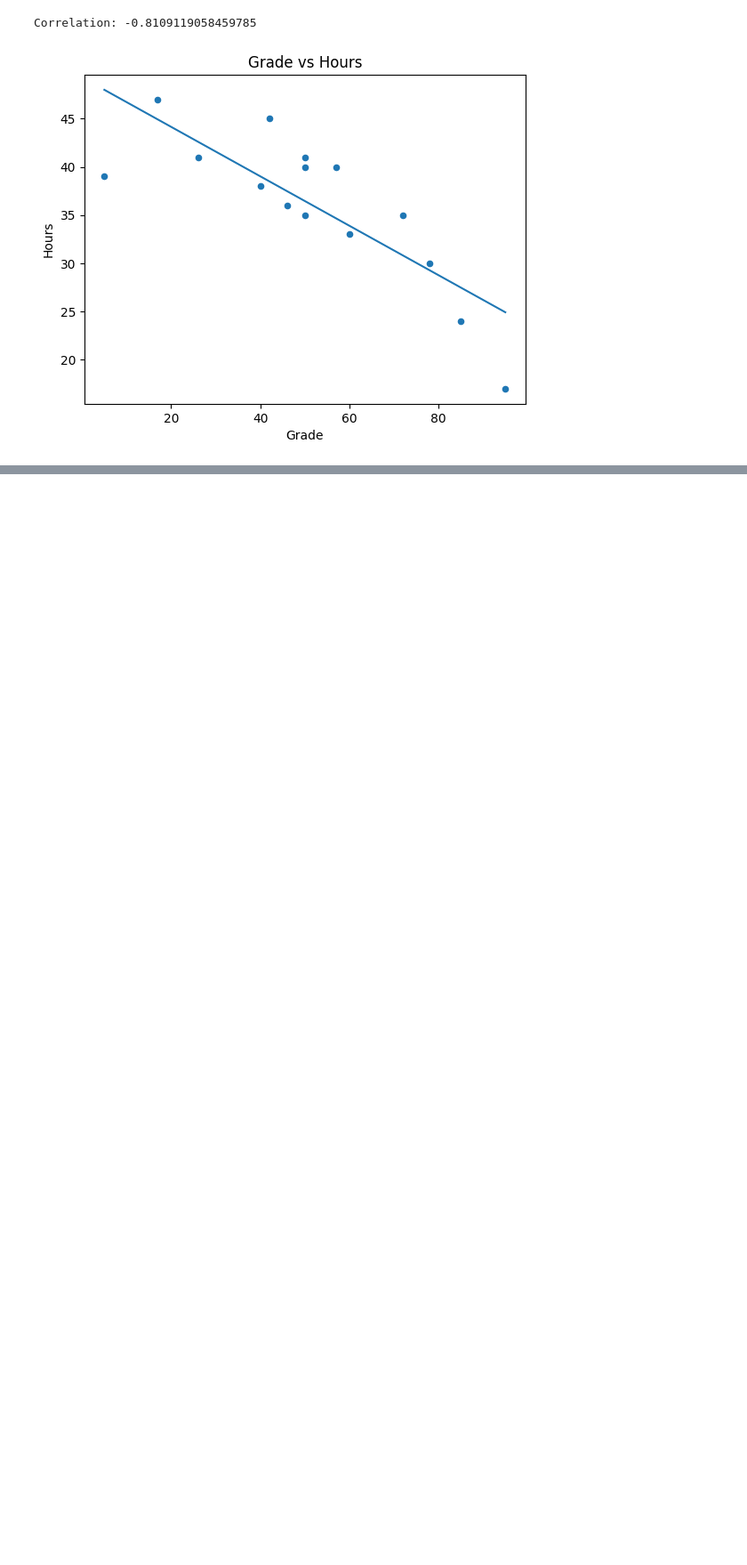
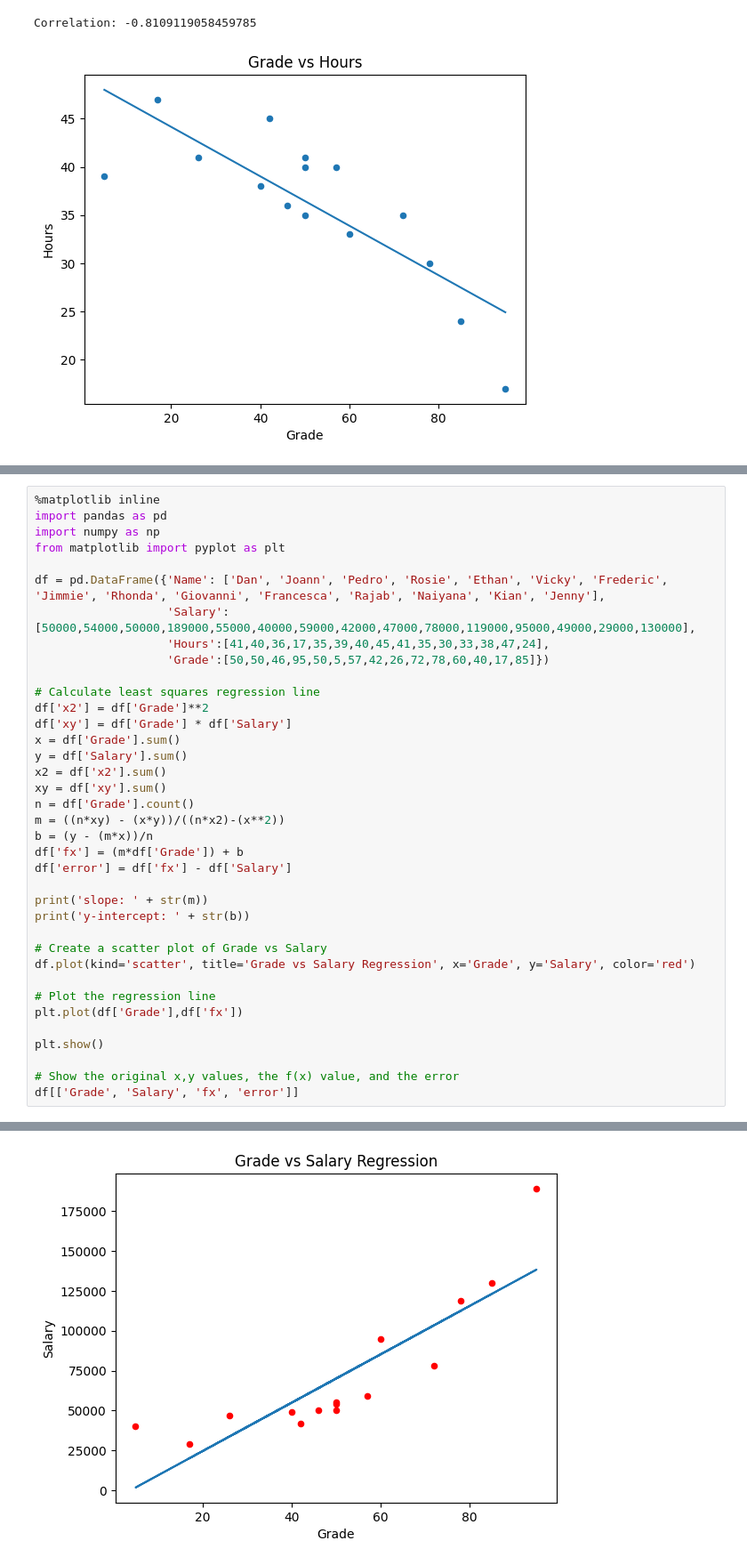
Before and after one commit to AdrianMarin1494/Study, a Jupyter notebook: Math for Machine Learning with Python/17 Comparing Data.ipynb, the cells around one changed output, grey strips where cells are left out. Shown at 89% size. Cells and saved outputs as stored; diff of their text form; blank space fills up the shorter version.

```diff
--- a/Math for Machine Learning with Python/17 Comparing Data.ipynb
+++ b/Math for Machine Learning with Python/17 Comparing Data.ipynb
@@ -89,0 +110,38 @@ Correlation: -0.8109119058459785
+# %%
+%matplotlib inline
+import pandas as pd
+import numpy as np
+from matplotlib import pyplot as plt
+
+df = pd.DataFrame({'Name': ['Dan', 'Joann', 'Pedro', 'Rosie', 'Ethan', 'Vicky', 'Frederic', 'Jimmie', 'Rhonda', 'Giovanni', 'Francesca', 'Rajab', 'Naiyana', 'Kian', 'Jenny'],
+                   'Salary':[50000,54000,50000,189000,55000,40000,59000,42000,47000,78000,119000,95000,49000,29000,130000],
+                   'Hours':[41,40,36,17,35,39,40,45,41,35,30,33,38,47,24],
+                   'Grade':[50,50,46,95,50,5,57,42,26,72,78,60,40,17,85]})
+
+# Calculate least squares regression line
+df['x2'] = df['Grade']**2
+df['xy'] = df['Grade'] * df['Salary']
+x = df['Grade'].sum()
+y = df['Salary'].sum()
+x2 = df['x2'].sum()
+xy = df['xy'].sum()
+n = df['Grade'].count()
+m = ((n*xy) - (x*y))/((n*x2)-(x**2))
+b = (y - (m*x))/n
+df['fx'] = (m*df['Grade']) + b
+df['error'] = df['fx'] - df['Salary']
+
+print('slope: ' + str(m))
+print('y-intercept: ' + str(b))
+
+# Create a scatter plot of Grade vs Salary
+df.plot(kind='scatter', title='Grade vs Salary Regression', x='Grade', y='Salary', color='red')
+
+# Plot the regression line
+plt.plot(df['Grade'],df['fx'])
+
+plt.show()
+
+# Show the original x,y values, the f(x) value, and the error
+df[['Grade', 'Salary', 'fx', 'error']]
+# %% [output]
@@ -89,0 +150 @@ Correlation: -0.8109119058459785
+[figure, added]
```
Also changed, not shown: parts of 4 cells of this notebook.
